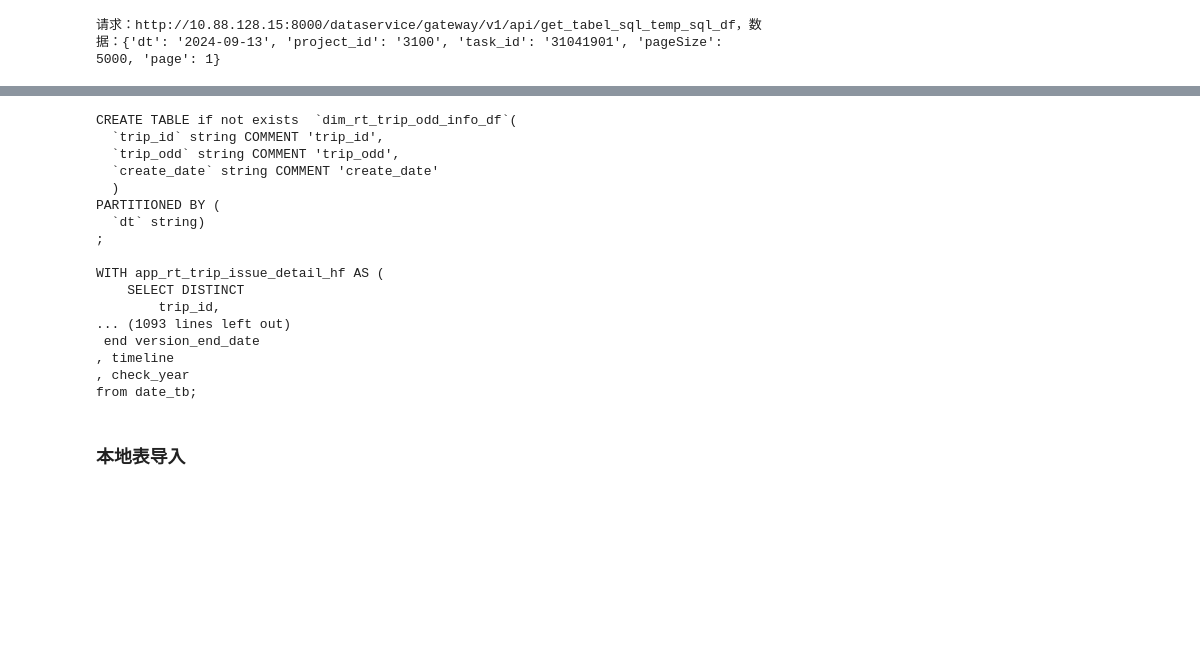
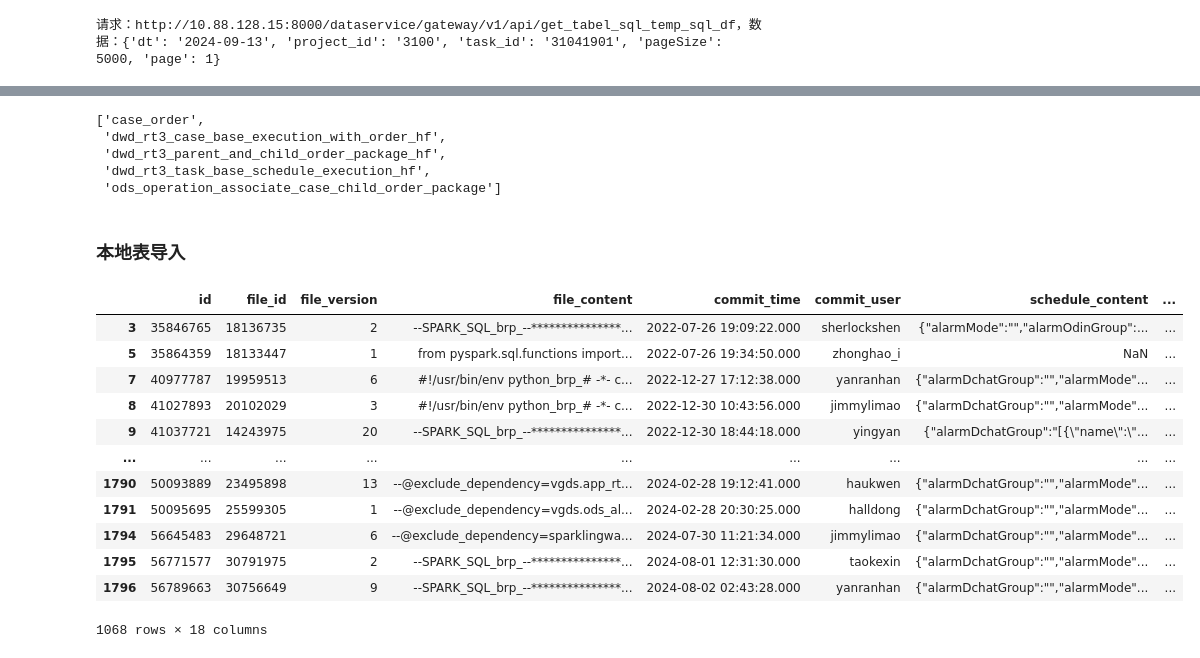
Before and after one commit to Judioljuse/HiveTrace, a Jupyter notebook: demo.ipynb, the cells around one changed output, grey strips where cells are left out. Cells and saved outputs as stored; diff of their text form; code cells hidden in the pictures; blank space fills up the shorter version.

```diff
--- a/demo.ipynb
+++ b/demo.ipynb
@@ -230,20 +207,0 @@ print(len(all_sql))
-# %%
-print(combine_sql(all_sql[0:6]))
-# %% [output]
-CREATE TABLE if not exists  `dim_rt_trip_odd_info_df`(
-  `trip_id` string COMMENT 'trip_id',
-  `trip_odd` string COMMENT 'trip_odd',
-  `create_date` string COMMENT 'create_date'
-  )
-PARTITIONED BY (
-  `dt` string)
-;
-
-WITH app_rt_trip_issue_detail_hf AS (
-    SELECT DISTINCT
-        trip_id,
-... (1093 lines left out)
- end version_end_date
-, timeline
-, check_year
-from date_tb;
@@ -252,10 +208,21 @@ from date_tb;
+# %%
+get_source_tables_from_sql(sql)
+# %% [output]
+['case_order',
+ 'dwd_rt3_case_base_execution_with_order_hf',
+ 'dwd_rt3_parent_and_child_order_package_hf',
+ 'dwd_rt3_task_base_schedule_execution_hf',
+ 'ods_operation_associate_case_child_order_package']
 # %% [markdown]
 ### 本地表导入
 # %%
 import pandas as pd
 import numpy as np
 
-sql_code_df = pd.read_csv('/home/zhengzong/workspace/DS/sql任务表查询.csv',engine='python',encoding='gbk')
+
+file_path = '/home/zhengzong/workspace/DS/sql任务表查询.txt'
+## read txt to df
+sql_code_df = pd.read_csv(file_path,sep='\t')
 
 ## 根据file_name筛选
 def select_sql_from_file_name(df):
@@ -278,4 +245,20 @@ def select_sql_from_file_name(df):
     return df
 
 sql_code_df = select_sql_from_file_name(sql_code_df)
+# %%
+sql_code_df
+# %% [output]
+|  | id | file_id | file_version | file_content | commit_time | commit_user | schedule_content | ... |
+| 3 | 35846765 | 18136735 | 2 | --SPARK_SQL_brp_--***************... | 2022-07-26 19:09:22.000 | sherlockshen | {"alarmMode":"","alarmOdinGroup":... | ... |
+| 5 | 35864359 | 18133447 | 1 | from pyspark.sql.functions import... | 2022-07-26 19:34:50.000 | zhonghao_i | NaN | ... |
+| 7 | 40977787 | 19959513 | 6 | #!/usr/bin/env python_brp_# -*- c... | 2022-12-27 17:12:38.000 | yanranhan | {"alarmDchatGroup":"","alarmMode"... | ... |
+| 8 | 41027893 | 20102029 | 3 | #!/usr/bin/env python_brp_# -*- c... | 2022-12-30 10:43:56.000 | jimmylimao | {"alarmDchatGroup":"","alarmMode"... | ... |
+| 9 | 41037721 | 14243975 | 20 | --SPARK_SQL_brp_--***************... | 2022-12-30 18:44:18.000 | yingyan | {"alarmDchatGroup":"[{\"name\":\"... | ... |
+| ... | ... | ... | ... | ... | ... | ... | ... | ... |
+| 1790 | 50093889 | 23495898 | 13 | --@exclude_dependency=vgds.app_rt... | 2024-02-28 19:12:41.000 | haukwen | {"alarmDchatGroup":"","alarmMode"... | ... |
+| 1791 | 50095695 | 25599305 | 1 | --@exclude_dependency=vgds.ods_al... | 2024-02-28 20:30:25.000 | halldong | {"alarmDchatGroup":"","alarmMode"... | ... |
+| 1794 | 56645483 | 29648721 | 6 | --@exclude_dependency=sparklingwa... | 2024-07-30 11:21:34.000 | jimmylimao | {"alarmDchatGroup":"","alarmMode"... | ... |
+| 1795 | 56771577 | 30791975 | 2 | --SPARK_SQL_brp_--***************... | 2024-08-01 12:31:30.000 | taokexin | {"alarmDchatGroup":"","alarmMode"... | ... |
+| 1796 | 56789663 | 30756649 | 9 | --SPARK_SQL_brp_--***************... | 2024-08-02 02:43:28.000 | yanranhan | {"alarmDchatGroup":"","alarmMode"... | ... |
+1068 rows × 18 columns
 # %%
```
Also changed, not shown: parts of 11 cells of this notebook, 2 other files.
